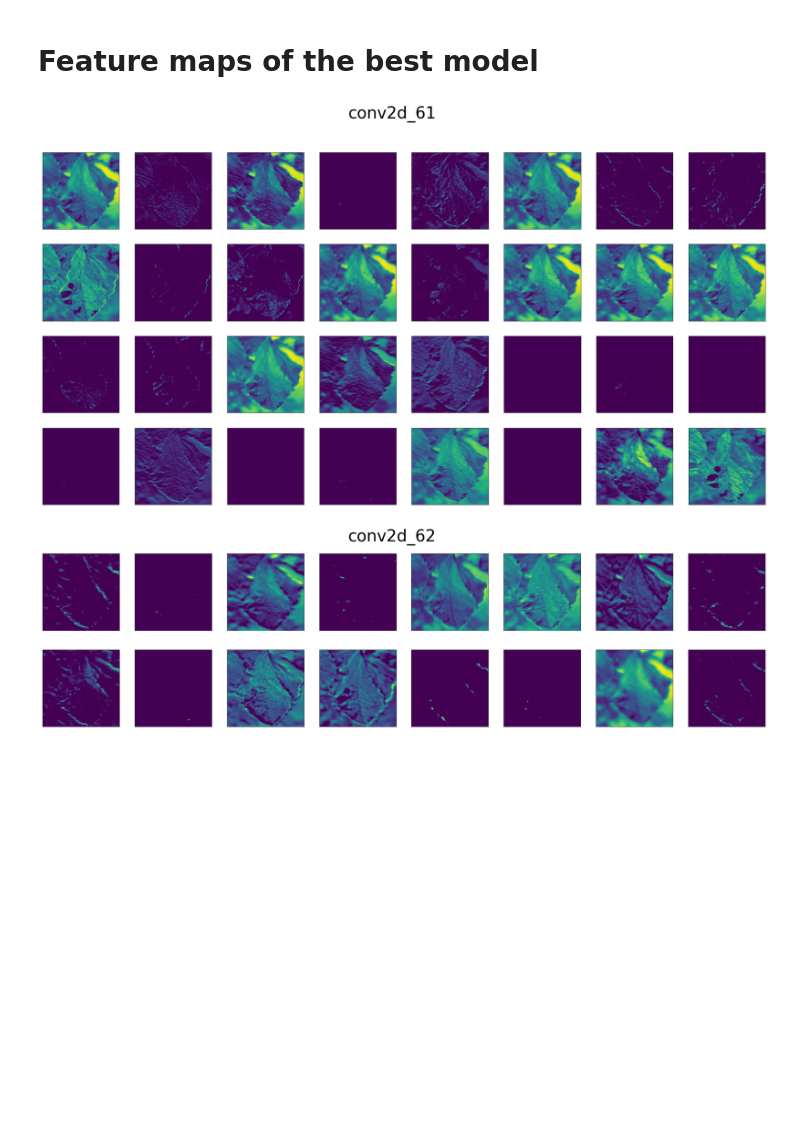
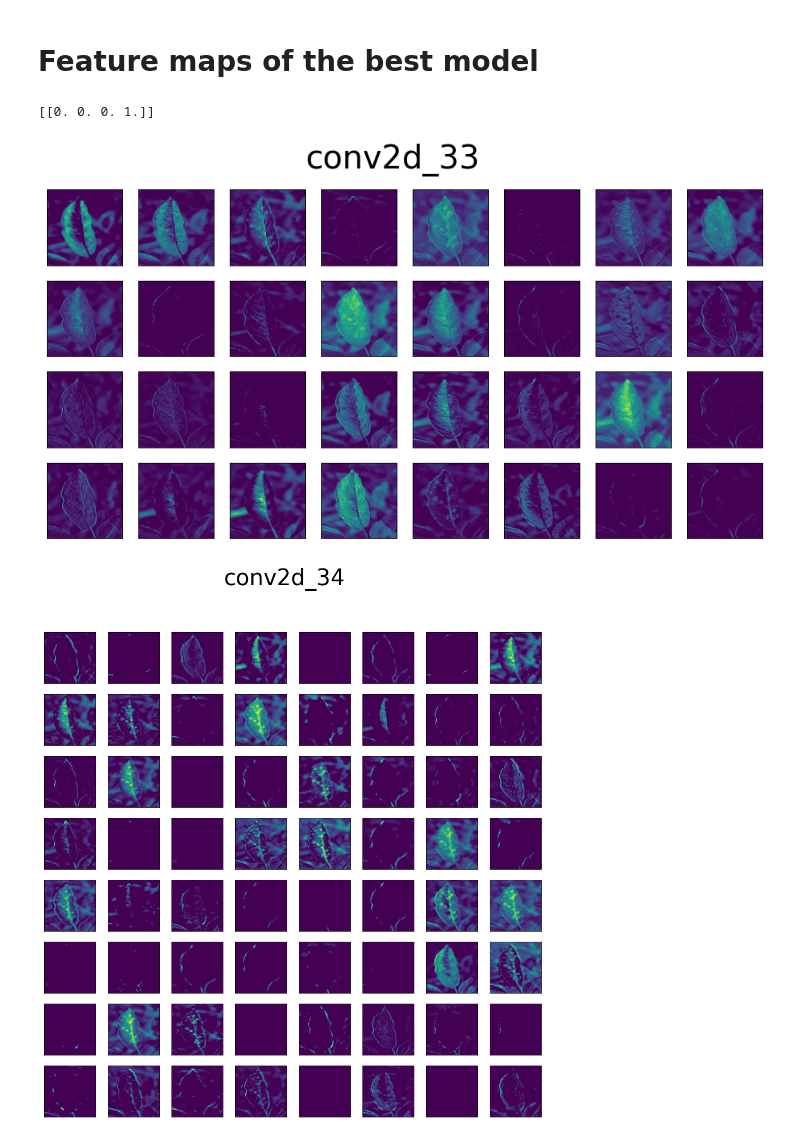
Before and after one commit to ArtemAvanesov/Roonyx-Labs, a Jupyter notebook: 5_colab.ipynb, the cells around one changed output. Drawn from its saved outputs; the diff is of its cells as text; code cells hidden in the pictures; blank space fills up the shorter version.

```diff
--- a/5_colab.ipynb
+++ b/5_colab.ipynb
@@ -177,8 +177,13 @@ warnings.filterwarnings('ignore')
 
 imgs,labels = train_generator.next()
 
+dict_name = {'[1. 0. 0. 0.]': 'healthy',
+             '[0. 1. 0. 0.]': 'multiple_diseases',
+             '[0. 0. 1. 0.]': 'rust',
+             '[0. 0. 0. 1.]': 'scab'}
+
 fix,axes = plt.subplots(2,5, figsize=(20,8), subplot_kw={'xticks':(),'yticks':()})
 for target, image, ax in zip(labels[:10], imgs[:10], axes.ravel()):
     ax.imshow(image, cmap=plt.cm.binary)
-    ax.set_title(target)
+    ax.set_title(dict_name["{}".format(target)])
 # %% [output]
@@ -199,17 +204,27 @@ def my_net(dropout=False , dropout_value = 0.0):
   if dropout:
     model.add(Dropout(dropout_value))
 
-  model.add(layers.Conv2D(16, (3, 3), activation='relu'))
+  model.add(layers.Conv2D(64, (3, 3), activation='relu'))
   model.add(layers.MaxPooling2D((2, 2)))
   if dropout:
     model.add(Dropout(dropout_value))
 
-  model.add(layers.Conv2D(8, (3, 3), activation='relu'))
+  model.add(layers.Conv2D(64, (3, 3), activation='relu'))
+  model.add(layers.MaxPooling2D((2, 2)))
+  if dropout:
+    model.add(Dropout(dropout_value))
+
+  model.add(layers.Conv2D(256, (3, 3), activation='relu'))
+  model.add(layers.MaxPooling2D((2, 2)))
+  if dropout:
+    model.add(Dropout(dropout_value))
+
+  model.add(layers.Conv2D(256, (3, 3), activation='relu'))
   model.add(layers.Flatten())
   if dropout:
     model.add(Dropout(dropout_value))
 
-  model.add(layers.Dense(64, activation='relu'))
+  model.add(layers.Dense(512, activation='relu'))
   model.add(layers.Dense(4, activation='softmax'))
 
   return model
@@ -345,6 +378,8 @@ for i in range (0,len(history_array),1):
 # Metrics on the best model
 # %%
 index_best_model = 2
+# best_model = model_array[index_best_model]
+best_model = model
 
 preds = np.array([])
 y_true = np.array([])
@@ -353,7 +388,7 @@ from sklearn.metrics import classification_report
 
 for _ in range(len(test_generator)):
   images, labels = test_generator.next()
-  pred = model_array[index_best_model].predict(images)
+  pred = best_model.predict(images)
   preds = np.concatenate((preds, np.argmax(pred, axis=1)))
   y_true = np.concatenate((y_true, np.argmax(labels, axis=1)))
 
@@ -374,30 +409,31 @@ multiple_diseases       0.00      0.00      0.00        13
 # %%
 from keras.models import Model
 
 imgs,labels = train_generator.next()
 img = imgs[:1]
+print(labels[:1])
 
 num_in_row = 8
 
 names = []
 outputs = []
 
-for layer in model_array[index_best_model].layers:
+for layer in best_model.layers:
   if 'conv' in layer.name:
     outputs.append(layer.output)
     names.append(layer.name)
 
-layers_names = [model_array[index_best_model].layers[i].name for i in ixs]
-model2 = Model(inputs = model_array[2].inputs, outputs=outputs)
+model2 = Model(inputs = best_model.inputs, outputs=outputs)
 
 feature_maps = model2.predict(img)
 for feature_maps, l_name in zip(feature_maps, names):
   fmap = np.transpose(feature_maps[0], axes = [2,1,0])
-  fig, axes = plt.subplots(int(len(fmap)/num_in_row), num_in_row, figsize = (32, 4*int(len(fmap)/num_in_row)), subplot_kw={'xticks':(), 'yticks':()})
+  fig, axes = plt.subplots(int(len(fmap)/num_in_row), num_in_row, figsize = (16, 2*int(len(fmap)/num_in_row)), subplot_kw={'xticks':(), 'yticks':()})
   fig.suptitle(l_name, fontsize = 40)
 
   for image, ax in zip(fmap, axes.ravel()):
     ax.imshow(image)
 # %% [output]
+[[0. 0. 0. 1.]]
-[figure, old version]
+[figure, new version]
-[figure, old version]
+[figure, new version]
```
Also changed, not shown: parts of 9 cells of this notebook.
